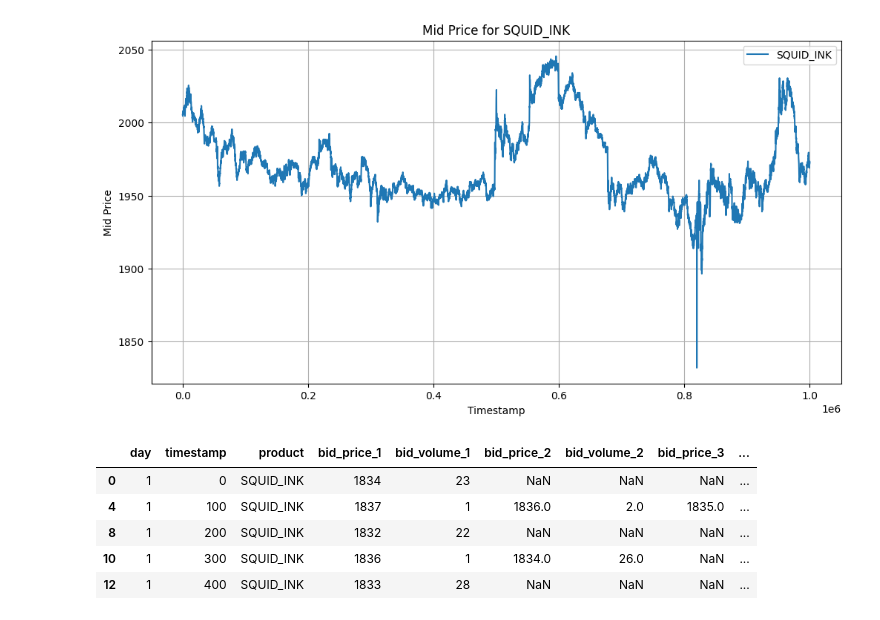
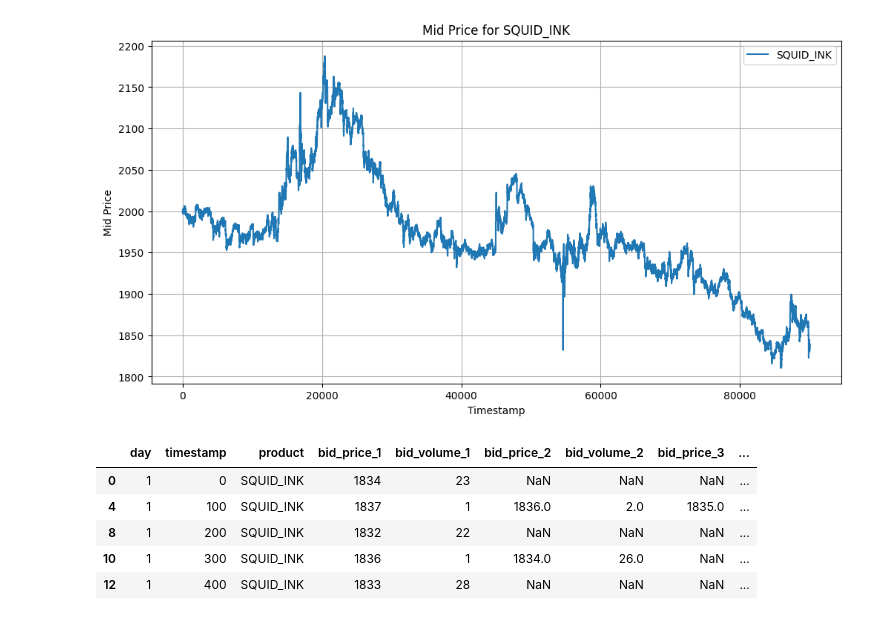
Before and after one commit to UlrichVestuche/IMC-Prosperity-3, a Jupyter notebook: Round_1/Misha/data.ipynb, the cells around one changed output. Cells and saved outputs as stored; diff of their text form; code cells hidden in the pictures.

```diff
--- a/Round_1/Misha/data.ipynb
+++ b/Round_1/Misha/data.ipynb
@@ -1,9 +1,19 @@
 # %%
 import pandas as pd
 
-# Load the CSV file
-df = pd.read_csv('round-1-island-data-bottle/prices_round_1_day_-2.csv', delimiter=';')
+# List the file names for the three days
+files = [
+    'prices_round_1_day_-2.csv',
+    'prices_round_1_day_-1.csv',
+    'prices_round_1_day_0.csv'
+]
 
-# Display the first few rows of the DataFrame
-df.head()
+# Load each CSV file from the directory and store the DataFrames in a list
+dfs = [pd.read_csv(f'round-1-island-data-bottle/{file}', delimiter=';') for file in files]
+
+# Concatenate all DataFrames into one, resetting the index
+df_all = pd.concat(dfs, ignore_index=True)
+
+# Display the first few rows of the combined DataFrame
+print(df_all.head())
 # %% [output]
@@ -16,5 +55,5 @@ df.head()
 # %%
-df_ink = df[df['product'] == 'SQUID_INK']
+df_ink = df_all[df_all['product'] == 'SQUID_INK']
 df_ink.head()
 df_ink.tail()
 df_ink.describe()
@@ -60,17 +99,17 @@ dtype: int64
 # %%
 import matplotlib.pyplot as plt
 
 # Plot for RAINFOREST_RESIN
 plt.figure(figsize=(12, 6))
-plt.plot(df_ink['timestamp'], df_ink['mid_price'], label='SQUID_INK')
+plt.plot(df_ink.index, df_ink['mid_price'], label='SQUID_INK')
 plt.xlabel('Timestamp')
 plt.ylabel('Mid Price')
 plt.title('Mid Price for SQUID_INK')
 plt.legend()
 plt.grid(True)
 plt.show()
 # %% [output]
-[figure, old version]
+[figure, new version]
 # %%
 
 import pandas as pd
```
Also changed, not shown: parts of 52 cells of this notebook, 2 other files.
